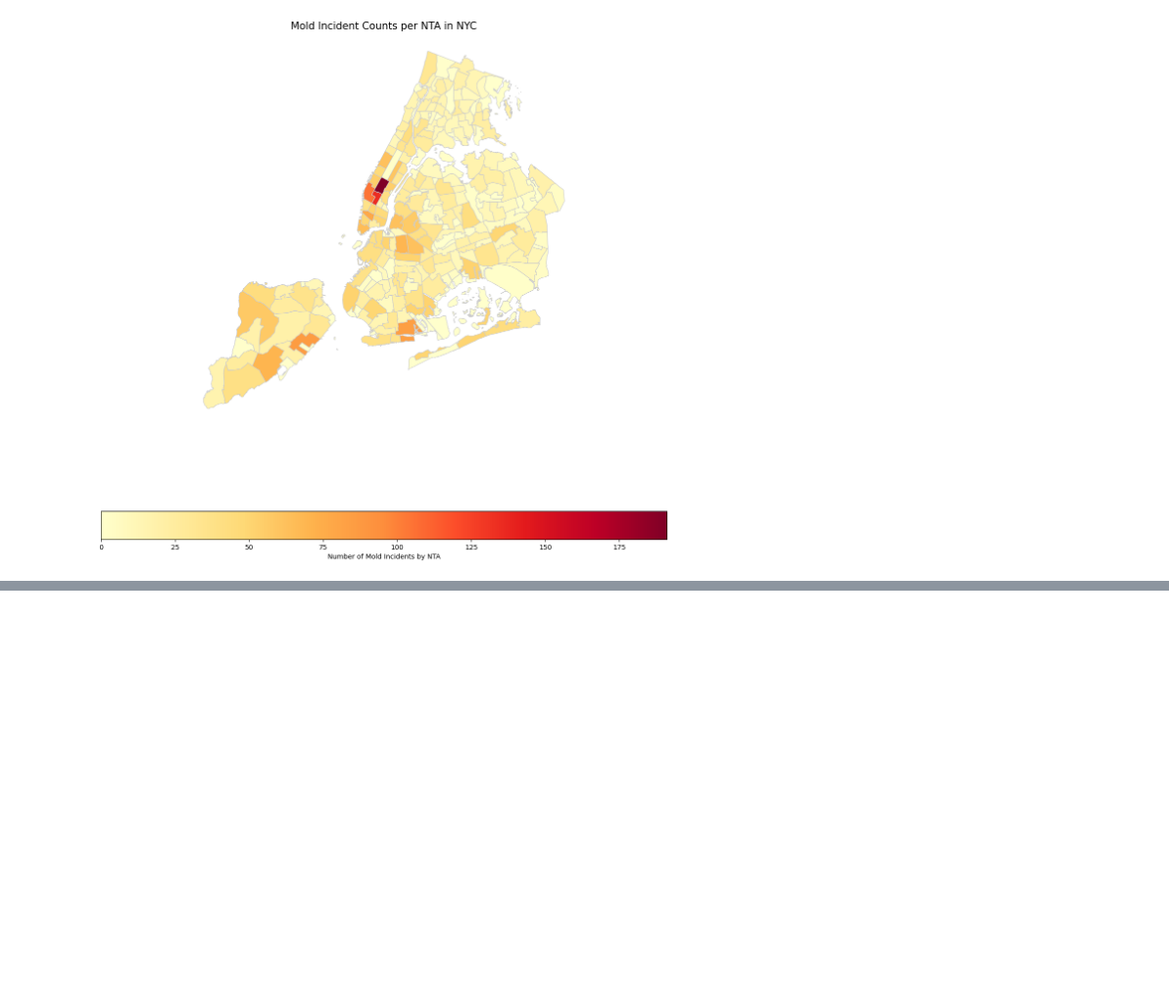
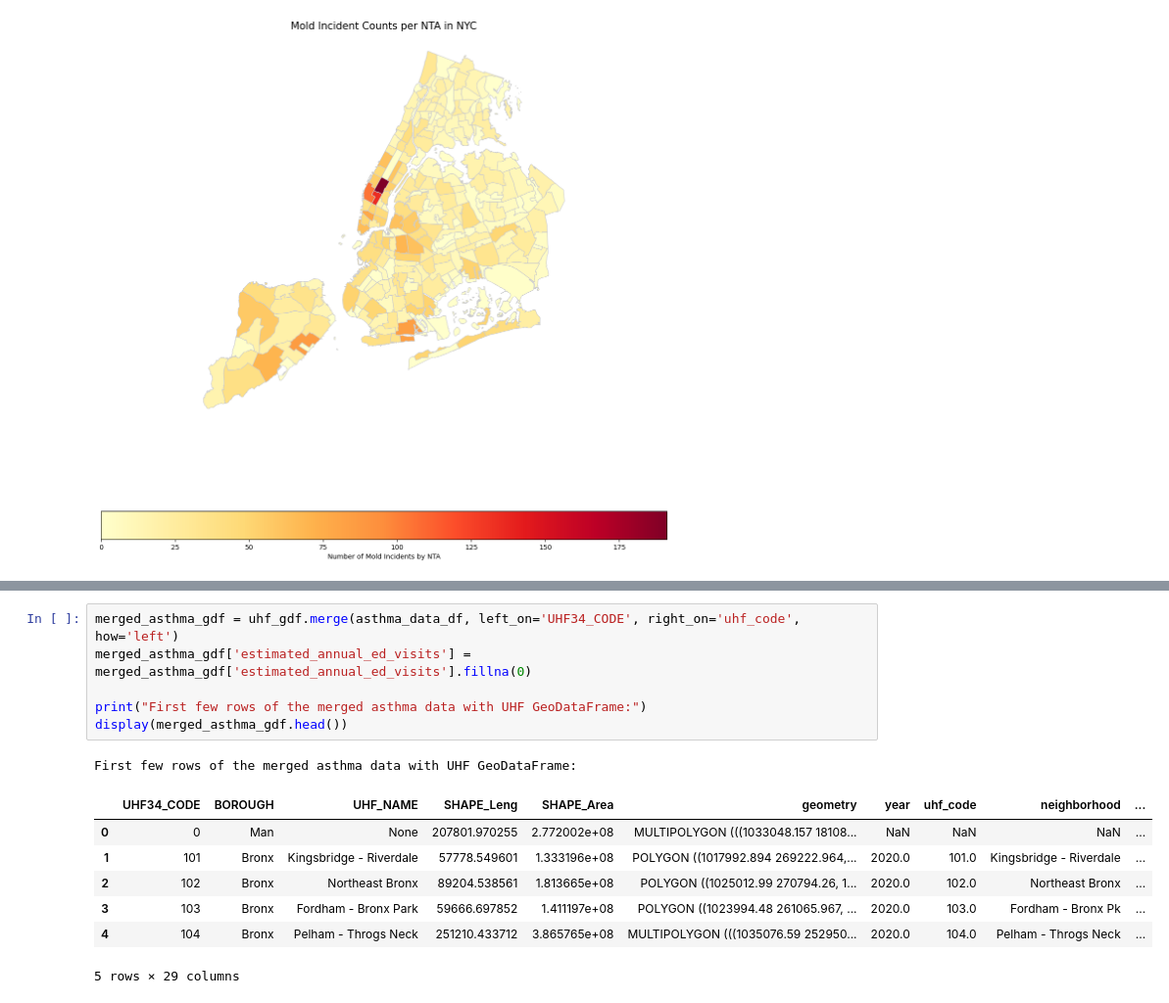
Before and after one commit to jung8027/DataSciProject, a Jupyter notebook: Data_Visualizations.ipynb, the cells around one changed output, grey strips where cells are left out. Shown at 98% size. Cells and saved outputs as stored; diff of their text form; blank space fills up the shorter version.

```diff
--- a/Data_Visualizations.ipynb
+++ b/Data_Visualizations.ipynb
@@ -256,0 +285,15 @@ plt.show()
+# %%
+merged_asthma_gdf = uhf_gdf.merge(asthma_data_df, left_on='UHF34_CODE', right_on='uhf_code', how='left')
+merged_asthma_gdf['estimated_annual_ed_visits'] = merged_asthma_gdf['estimated_annual_ed_visits'].fillna(0)
+
+print("First few rows of the merged asthma data with UHF GeoDataFrame:")
+display(merged_asthma_gdf.head())
+# %% [output]
+First few rows of the merged asthma data with UHF GeoDataFrame:
+|  | UHF34_CODE | BOROUGH | UHF_NAME | SHAPE_Leng | SHAPE_Area | geometry | year | uhf_code | neighborhood | ... |
+| 0 | 0 | Man | None | 207801.970255 | 2.772002e+08 | MULTIPOLYGON (((1033048.157 18108... | NaN | NaN | NaN | ... |
+| 1 | 101 | Bronx | Kingsbridge - Riverdale | 57778.549601 | 1.333196e+08 | POLYGON ((1017992.894 269222.964,... | 2020.0 | 101.0 | Kingsbridge - Riverdale | ... |
+| 2 | 102 | Bronx | Northeast Bronx | 89204.538561 | 1.813665e+08 | POLYGON ((1025012.99 270794.26, 1... | 2020.0 | 102.0 | Northeast Bronx | ... |
+| 3 | 103 | Bronx | Fordham - Bronx Park | 59666.697852 | 1.411197e+08 | POLYGON ((1023994.48 261065.967, ... | 2020.0 | 103.0 | Fordham - Bronx Pk | ... |
+| 4 | 104 | Bronx | Pelham - Throgs Neck | 251210.433712 | 3.865765e+08 | MULTIPOLYGON (((1035076.59 252950... | 2020.0 | 104.0 | Pelham - Throgs Neck | ... |
+5 rows × 29 columns
```
Also changed, not shown: parts of 4 cells of this notebook, 1 other file.
